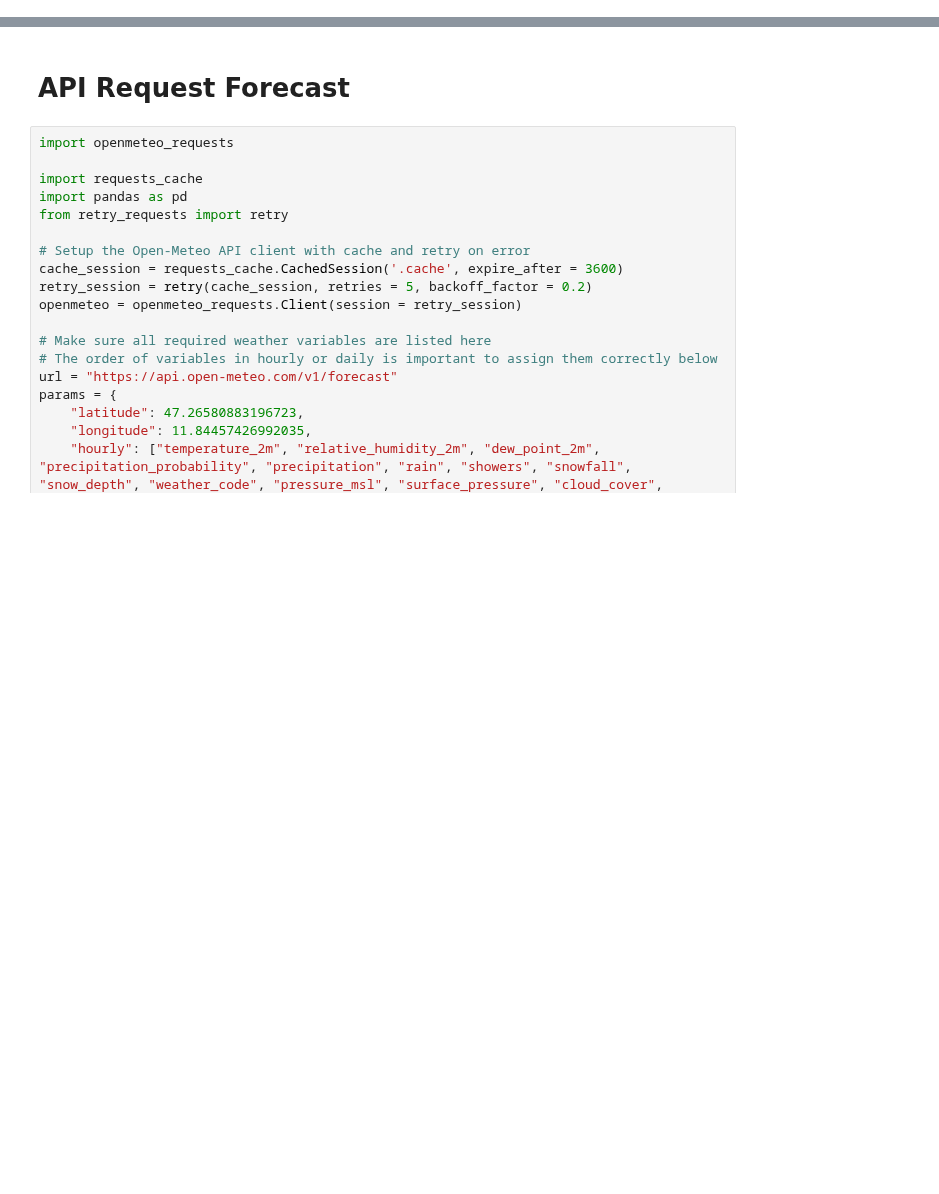
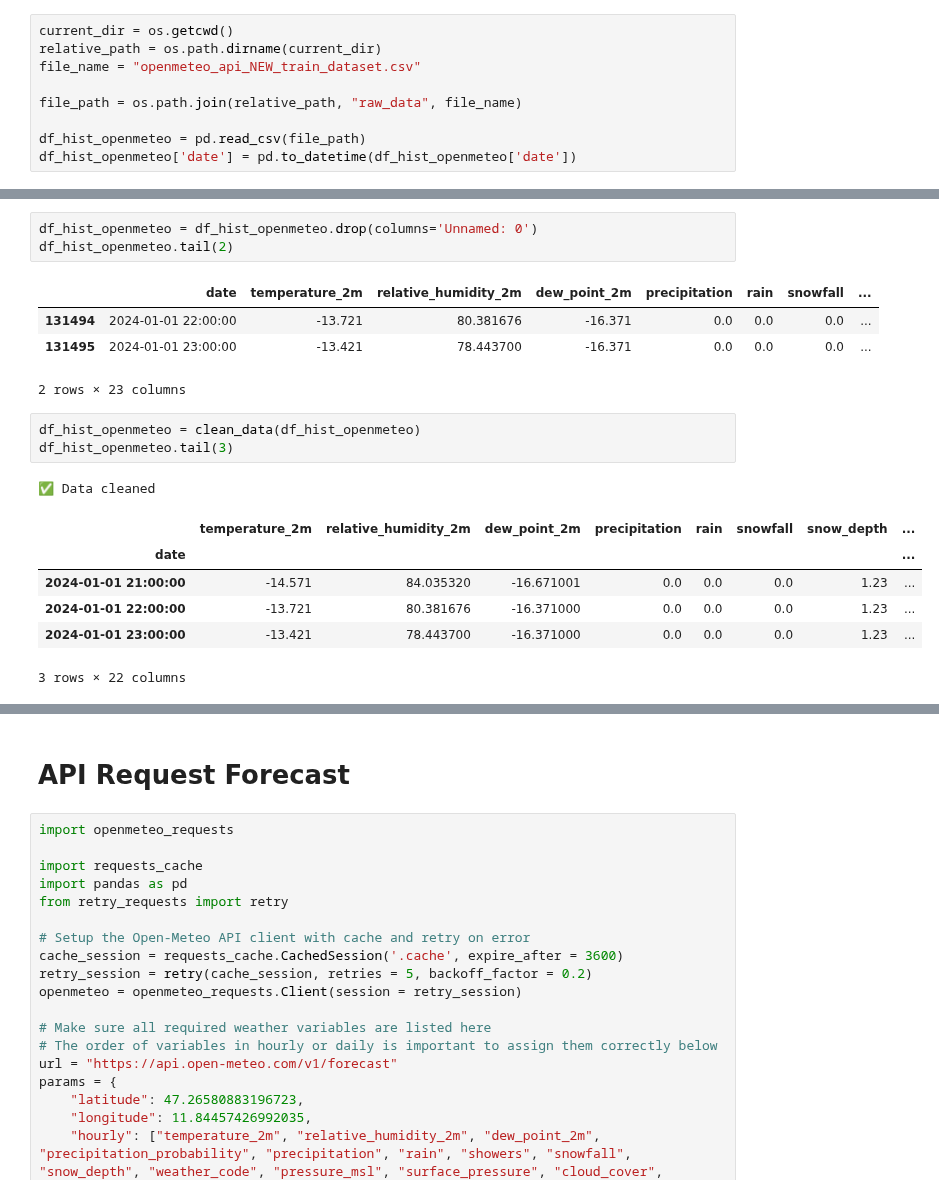
Before and after one commit to MadMax1995bb/powder_alert2.0, a Jupyter notebook: notebooks/notebook_Anita-Gei_get_preprocessed_data.ipynb, the cells around one changed output, grey strips where cells are left out. Drawn from its saved outputs; the diff is of its cells as text; blank space fills up the shorter version.

```diff
--- a/notebooks/notebook_Anita-Gei_get_preprocessed_data.ipynb
+++ b/notebooks/notebook_Anita-Gei_get_preprocessed_data.ipynb
@@ -17,0 +21,9 @@ from powderalert.ml_logic.data import clean_data
+# %%
+current_dir = os.getcwd()
+relative_path = os.path.dirname(current_dir)
+file_name = "openmeteo_api_NEW_train_dataset.csv"
+
+file_path = os.path.join(relative_path, "raw_data", file_name)
+
+df_hist_openmeteo = pd.read_csv(file_path)
+df_hist_openmeteo['date'] = pd.to_datetime(df_hist_openmeteo['date'])
@@ -17,0 +39,19 @@ from powderalert.ml_logic.data import clean_data
+# %%
+df_hist_openmeteo = df_hist_openmeteo.drop(columns='Unnamed: 0')
+df_hist_openmeteo.tail(2)
+# %% [output]
+|  | date | temperature_2m | relative_humidity_2m | dew_point_2m | precipitation | rain | snowfall | ... |
+| 131494 | 2024-01-01 22:00:00 | -13.721 | 80.381676 | -16.371 | 0.0 | 0.0 | 0.0 | ... |
+| 131495 | 2024-01-01 23:00:00 | -13.421 | 78.443700 | -16.371 | 0.0 | 0.0 | 0.0 | ... |
+2 rows × 23 columns
+# %%
+df_hist_openmeteo = clean_data(df_hist_openmeteo)
+df_hist_openmeteo.tail(3)
+# %% [output]
+✅ Data cleaned
+|  | temperature_2m | relative_humidity_2m | dew_point_2m | precipitation | rain | snowfall | snow_depth | ... |
+| date |  |  |  |  |  |  |  | ... |
+| 2024-01-01 21:00:00 | -14.571 | 84.035320 | -16.671001 | 0.0 | 0.0 | 0.0 | 1.23 | ... |
+| 2024-01-01 22:00:00 | -13.721 | 80.381676 | -16.371000 | 0.0 | 0.0 | 0.0 | 1.23 | ... |
+| 2024-01-01 23:00:00 | -13.421 | 78.443700 | -16.371000 | 0.0 | 0.0 | 0.0 | 1.23 | ... |
+3 rows × 22 columns
```
Also changed, not shown: parts of 16 cells of this notebook, 1 other file.
